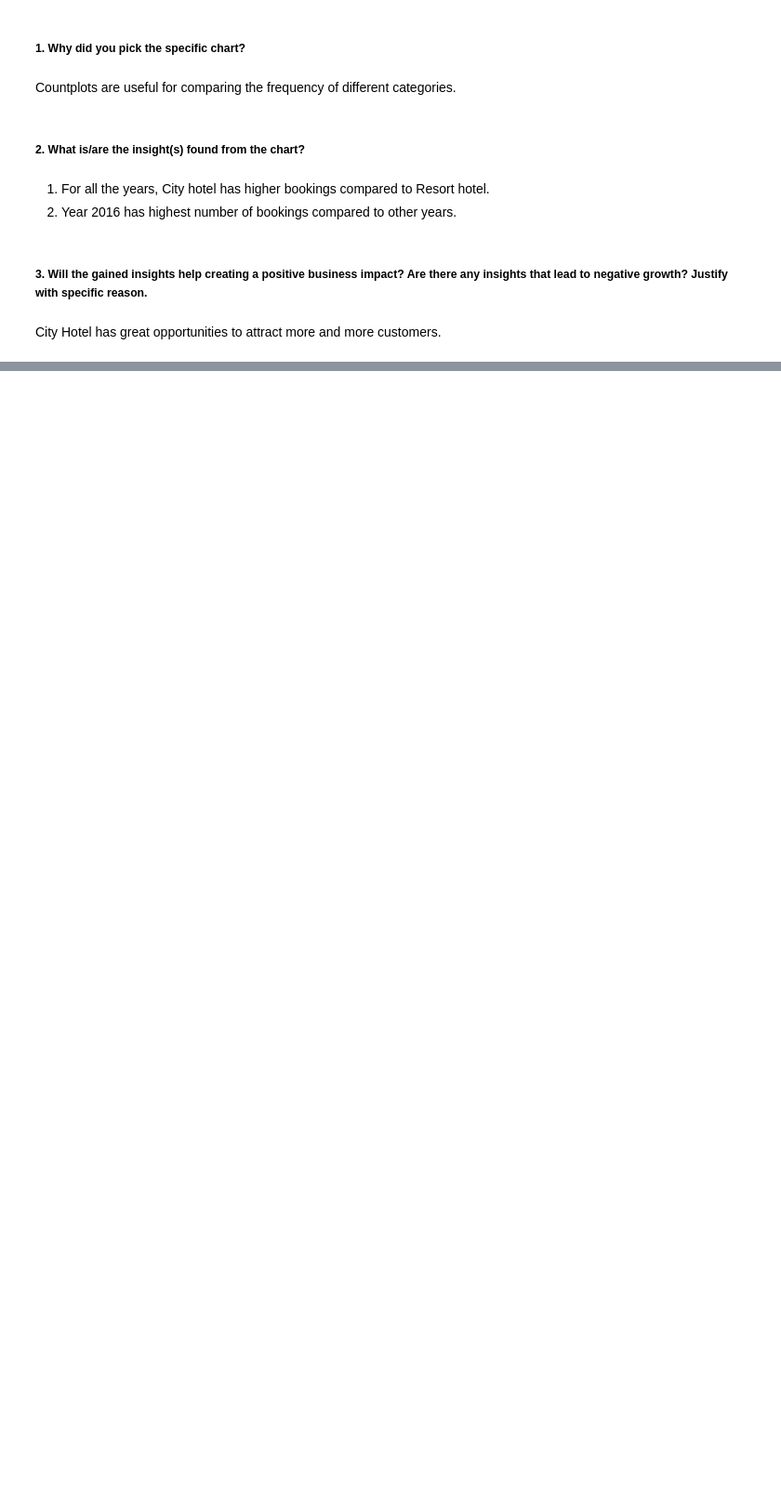
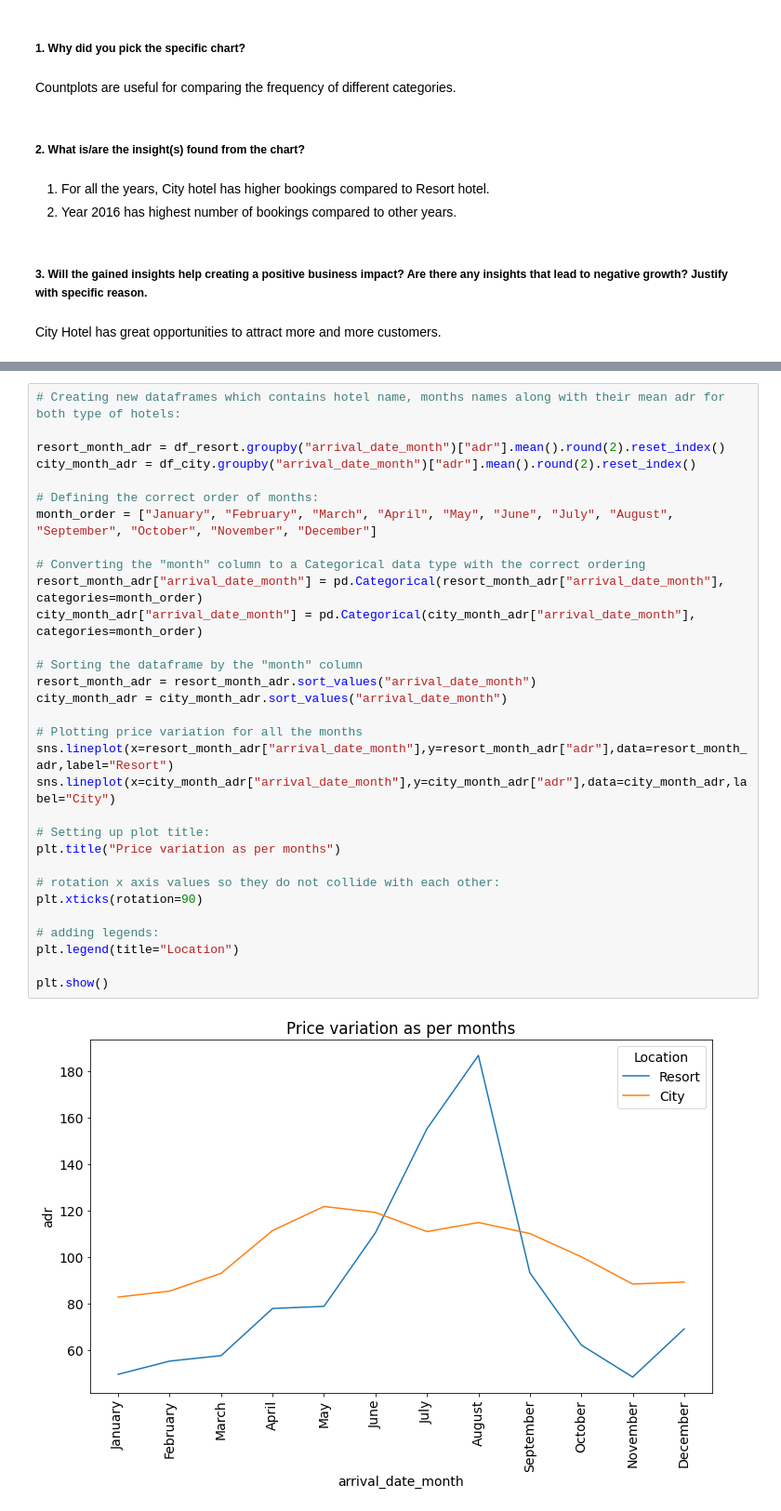
Before and after one commit to dhar9571/Python---Hotel-Booking-Data-Analysis, a Jupyter notebook: Capstone_Project_EDA_Hotel_Bookings_Data.ipynb, the cells around one changed output, grey strips where cells are left out. Shown: that part at 93% size. Saved outputs shown, nothing was run; the diff lists cells and outputs as text; blank space fills up the shorter version.

```diff
--- a/Capstone_Project_EDA_Hotel_Bookings_Data.ipynb
+++ b/Capstone_Project_EDA_Hotel_Bookings_Data.ipynb
@@ -704,0 +707,33 @@ City Hotel has great opportunities to attract more and more customers.
+# %%
+# Creating new dataframes which contains hotel name, months names along with their mean adr for both type of hotels:
+
+resort_month_adr = df_resort.groupby("arrival_date_month")["adr"].mean().round(2).reset_index()
+city_month_adr = df_city.groupby("arrival_date_month")["adr"].mean().round(2).reset_index()
+
+# Defining the correct order of months:
+month_order = ["January", "February", "March", "April", "May", "June", "July", "August", "September", "October", "November", "December"]
+
+# Converting the "month" column to a Categorical data type with the correct ordering
+resort_month_adr["arrival_date_month"] = pd.Categorical(resort_month_adr["arrival_date_month"], categories=month_order)
+city_month_adr["arrival_date_month"] = pd.Categorical(city_month_adr["arrival_date_month"], categories=month_order)
+
+# Sorting the dataframe by the "month" column
+resort_month_adr = resort_month_adr.sort_values("arrival_date_month")
+city_month_adr = city_month_adr.sort_values("arrival_date_month")
+
+# Plotting price variation for all the months
+sns.lineplot(x=resort_month_adr["arrival_date_month"],y=resort_month_adr["adr"],data=resort_month_adr,label="Resort")
+sns.lineplot(x=city_month_adr["arrival_date_month"],y=city_month_adr["adr"],data=city_month_adr,label="City")
+
+# Setting up plot title:
+plt.title("Price variation as per months")
+
+# rotation x axis values so they do not collide with each other:
+plt.xticks(rotation=90)
+
+# adding legends:
+plt.legend(title="Location")
+
+plt.show()
+# %% [output]
+[figure, added]
```
Also changed, not shown: parts of 19 cells of this notebook.
